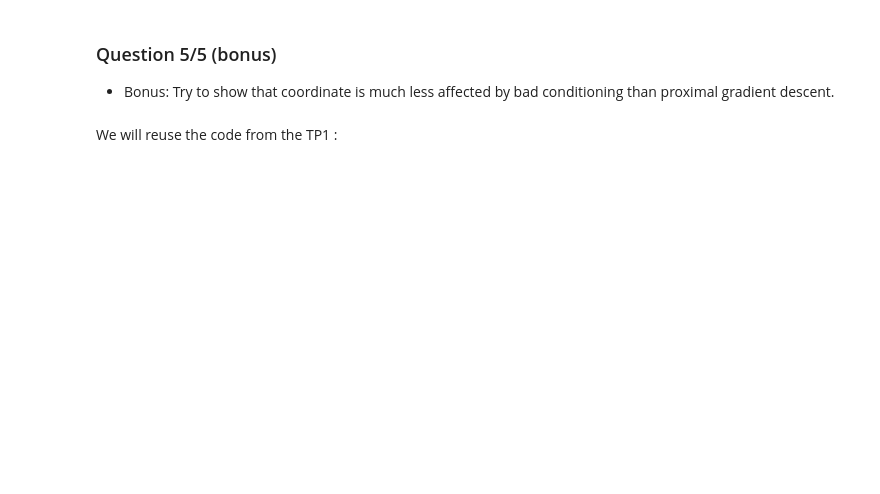
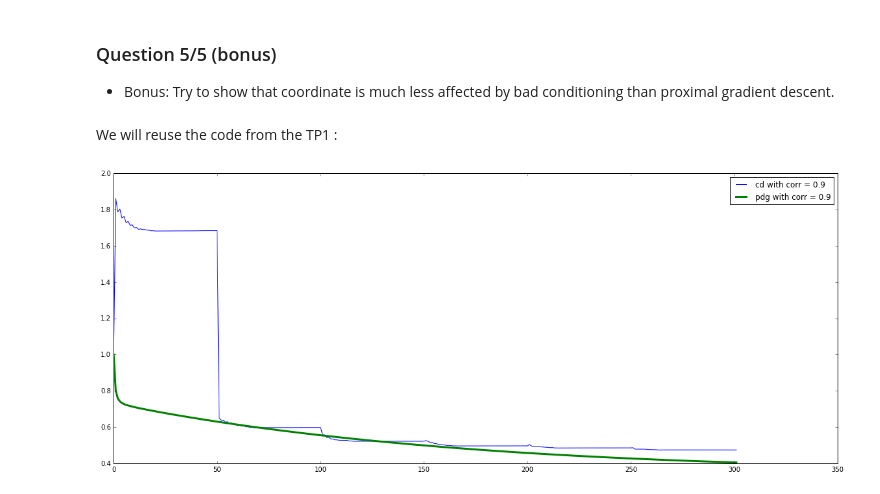
Before and after one commit to leotreguer/Optimization-for-Data-Science, a Jupyter notebook: tp_cd_treguer_leo_and_miah_mehdi.ipynb, the cells around one changed output. Saved outputs shown, nothing was run; the diff lists cells and outputs as text; code cells hidden in the pictures; blank space fills up the shorter version.

```diff
--- a/tp_cd_treguer_leo_and_miah_mehdi.ipynb
+++ b/tp_cd_treguer_leo_and_miah_mehdi.ipynb
@@ -492,10 +495,10 @@ def ista(x0, f, grad_f, g, prox_g, step, s=0., n_iter=50,
 # Some definitions before launching the algorithms
 x0 = np.zeros(n_features)
 n_iter = 300
-s = 1e-1
+s = 1e-2
 
-corr_x = 0.995+ np.arange(5)/1000
-err_corr_dc = []
+corr_x = 0.9+ np.arange(1)/10
+err_corr_cd = []
 err_corr_pdg = []
 
 for i in range(len(corr_x)):
@@ -504,20 +507,22 @@ for i in range(len(corr_x)):
     A, b = simu_linreg(coefs, n_samples=1000, corr=corr_x[i])
 
     #Test with the Lasso function, descent coordinate
-    x_dc, obj_dc,err_dc = cd_linreg(x0, A, b, lasso, prox_lasso, s, n_iter, x_true=coefs, verbose=False)
+    x_cd, obj_cd,err_cd = cd_linreg(x0, A, b, lasso, prox_lasso, s, n_iter, x_true=coefs, verbose=False)
 
     #Test with the Lasso function, proximal descent gradient
     step = 1/lip_linreg(A)
     x_pdg, obj_pdg,err_pdg = ista(x0, loss_linreg, grad_linreg, lasso, prox_lasso, step, s, n_iter,x_true=coefs, verbose=False)
 
     #Collect error
-    err_corr_dc.append(err_dc)
+    err_corr_cd.append(err_cd)
     err_corr_pdg.append(err_pdg)
 # %%
 plt.figure(figsize=(20.0, 8.0))
 
 for i in range(len(corr_x)):
 
-    plt.plot(err_corr_dc[i], label = corr_x[i])
-    plt.plot(err_corr_pdg[i], label = corr_x[i])
+    plt.plot(err_corr_cd[i], label = "cd with corr = " + str(corr_x[i]))
+    plt.plot(err_corr_pdg[i], label = "pdg with corr = " + str(corr_x[i]), linewidth=3.0)
     plt.legend()
+# %% [output]
+[figure, added]
```
Also changed, not shown: parts of 7 cells of this notebook.
